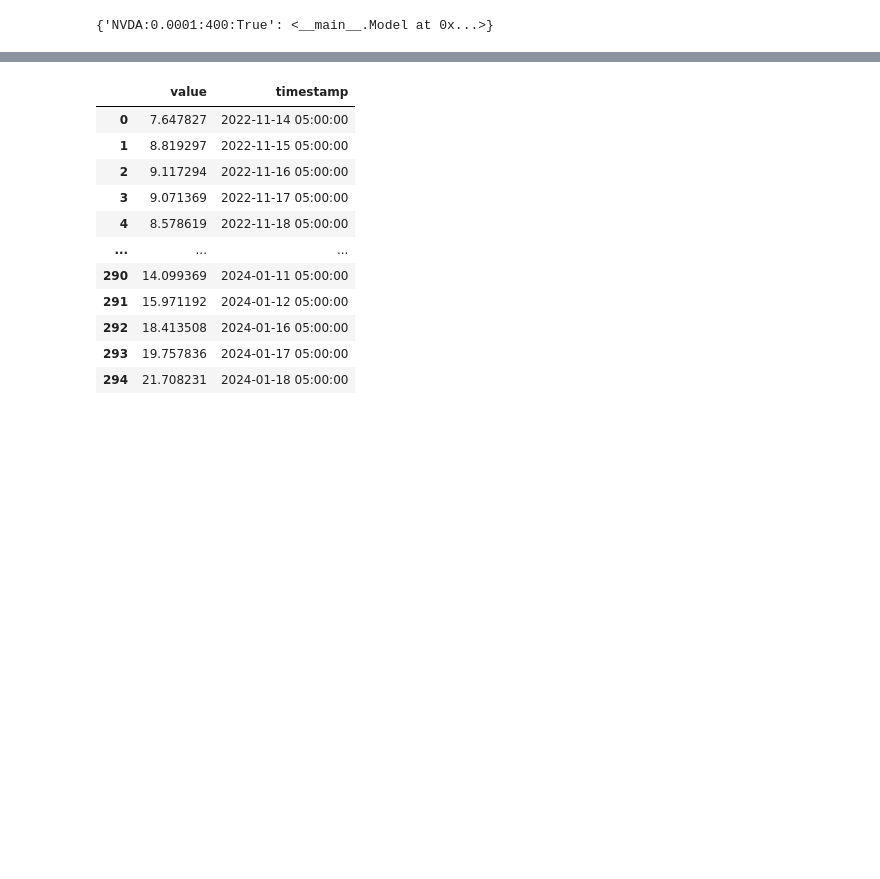
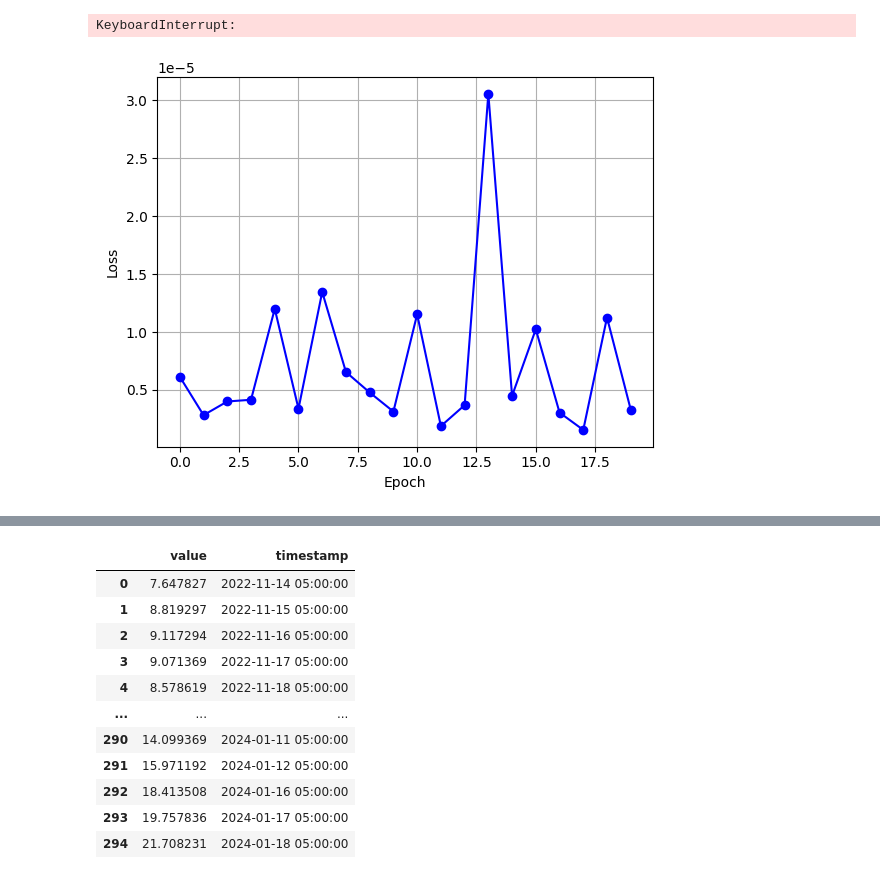
Before and after one commit to dmutascio/enigmaTrainer, a Jupyter notebook: enigmaTrainer.ipynb, the cells around one changed output, grey strips where cells are left out. Drawn from its saved outputs; the diff is of its cells as text; code cells hidden in the pictures; blank space fills up the shorter version.

Commit message:
added lstm

```diff
--- a/enigmaTrainer.ipynb
+++ b/enigmaTrainer.ipynb
@@ -296,11 +296,11 @@ def main(symbols, queryParams, pathParam, indicator_config, signal_memory):
 #init config and get stock price data
 symbols = ['NVDA']
 queryParams = {
-    'timeframe':'1Day',
+    'timeframe':'3Min',
     'adjustment': 'all',
     'feed': 'sip',
     'sort': 'asc',
-    'start': '2015-09-01T00%3A00%3A00Z',
+    'start': '2017-09-01T00%3A00%3A00Z',
     'limit': '10000'
              }
 pathParam = 'bars?'
@@ -533,6 +563,18 @@ class Model:
             plt.scatter(data['signals']['timestamp'].iloc[start:start+granularity], scaled_array[start:start+granularity], c=colors, marker='o', s=5, label='Markers', edgecolors='none')
             plt.grid(True, linestyle='--', linewidth=0.5, color='gray', alpha=1)
             plt.show()
+# %%
+model, training_loss = create_model(data['NVDA'], 'LSTM', lr=.001, epoch_length=100, shuffle_bool=True, hidden_size=2, num_layers=1)
+# %% [output]
+KeyboardInterrupt:
+# %%
+plt.plot(training_loss.keys(), training_loss.values(), marker='o', linestyle='-', color='b')
+plt.xlabel('Epoch')
+plt.ylabel('Loss')
+plt.grid(True)
+plt.show()
+# %% [output]
+[figure, added]
 # %%
 def create_model_and_save(models, symbol, data, lr, epoch_length, shuffle_bool):
     model, training_loss, tensors = create_model(data, lr, epoch_length, shuffle_bool)
@@ -582,6 +624,3 @@ def simulate(model, data, bank=0, hold=3):
     return bank
 # %%
 models = {}
-create_model_and_save(models, 'NVDA', data['NVDA'], .0001, 400, True)
-# %% [output]
-{'NVDA:0.0001:400:True': <__main__.Model at 0x...>}
```
Also changed, not shown: parts of 7 cells of this notebook.
